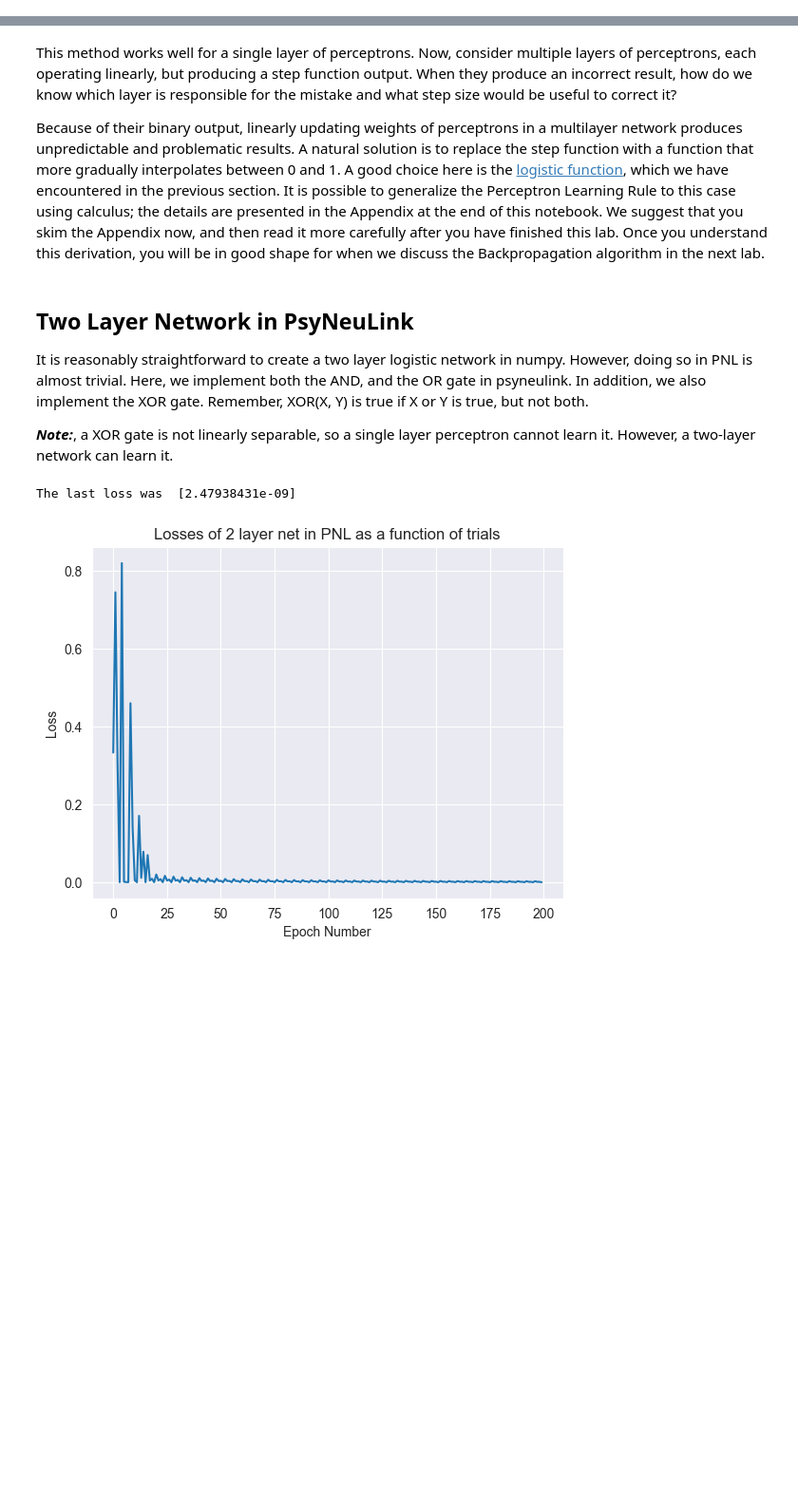
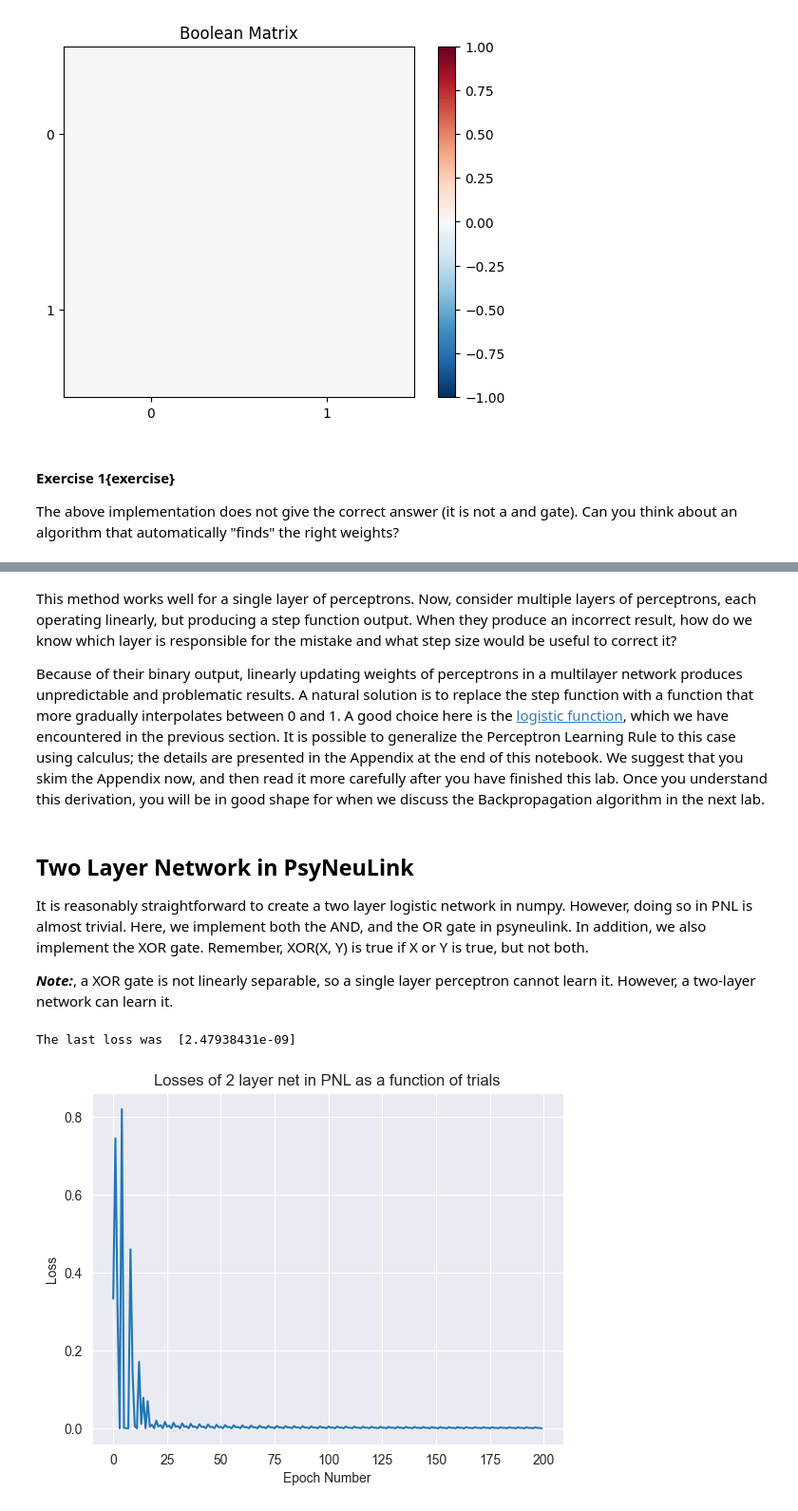
Before and after one commit to PrincetonUniversity/NEU-PSY-502, a Jupyter notebook: website/content/502B/Computation/Primer/notebooks/3 Perceptron and XOR.ipynb, the cells around one changed output, grey strips where cells are left out. Shown at 95% size. Drawn from its saved outputs; the diff is of its cells as text; code cells hidden in the pictures; blank space fills up the shorter version.

```diff
--- a/website/content/502B Computation/Primer/notebooks/3 Perceptron and XOR.ipynb
+++ b/website/content/502B/Computation/Primer/notebooks/3 Perceptron and XOR.ipynb
@@ -70,0 +97,39 @@ plt.show()
+# %%
+# Set a random seed for reproducibility
+np.random.seed(16)
+
+# Remember, the shape of the matrix is determined by its input shape (2 in this case), and its output shape (1 in this case)
+w = np.random.rand(1, 2)
+
+# Set the bias
+b = -1
+
+# define a function that calculates the output of the perceptron
+def predict(x):
+    # calculate the weighted sum
+    z = w @ x + b
+    # check weather z is above the threshold
+    return int(z[0] > 0)
+
+# Let's print the outputs of this random perceptron on the training set:
+predicted_set = np.zeros((2, 2))  # 2x2 grid for (A, B) inputs
+for i in range(n_combos):
+    A, B = training_set[:, i]  # Extract each (A, B) pair
+    predicted_set[B, A] = predict(training_set[:, i])
+      # Assign label at corresponding (B, A) position
+
+
+# Plot the predictions
+plt.figure()
+plt.title('Boolean Matrix')
+plt.xticks(np.arange(0, n_combos))
+plt.yticks(np.arange(0, 2))
+plt.imshow(predicted_set, cmap='RdBu_r', vmin=lb, vmax=ub)
+plt.colorbar()
+plt.show()
+# %% [output]
+[figure, added]
+# %% [markdown]
+#### Exercise 1{exercise}
+
+The above implementation does not give the correct answer (it is not a and gate). Can you think about an algorithm that automatically "finds" the right weights?
```
Also changed, not shown: parts of 15 cells of this notebook, 8 other files.
